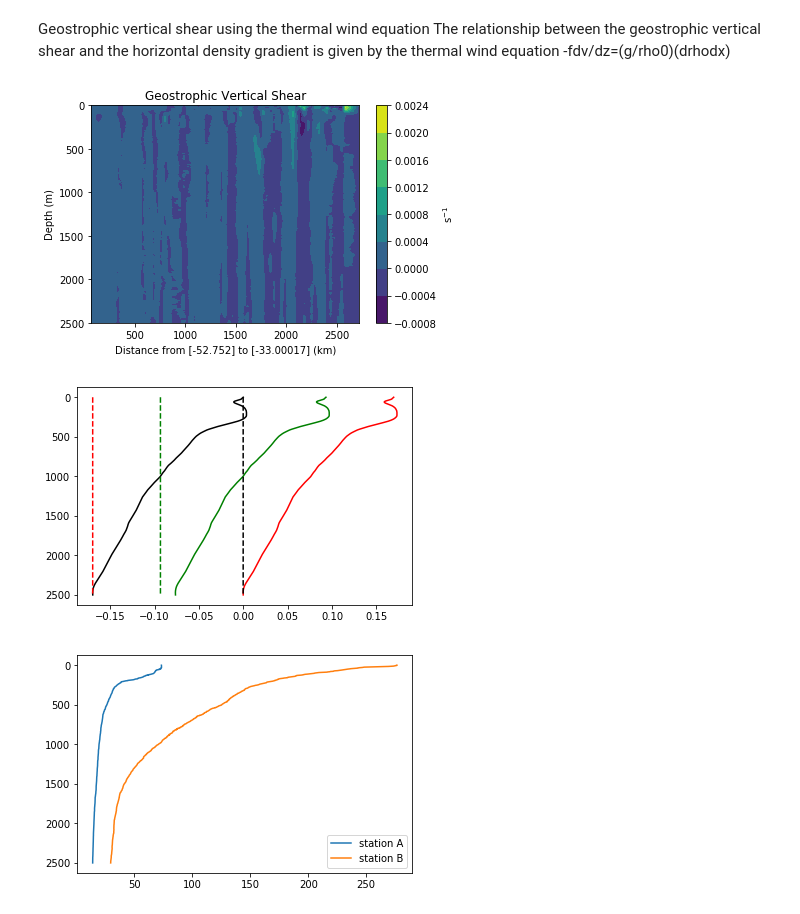
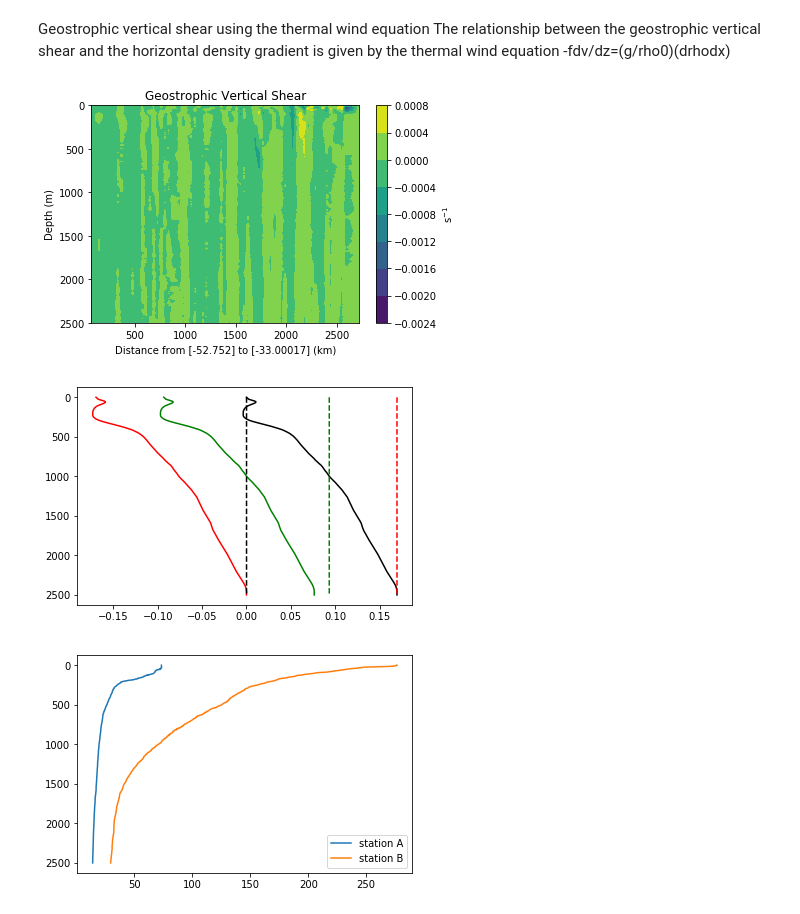
Before and after one commit to isgiddy/oc4920_code, a Jupyter notebook: Week1_Exercise1.ipynb, the cells around one changed output. Saved outputs shown, nothing was run; the diff lists cells and outputs as text; code cells hidden in the pictures.

```diff
--- a/Week1_Exercise1.ipynb
+++ b/Week1_Exercise1.ipynb
@@ -188,22 +188,22 @@ geostrophic vertical shear and the horizontal density gradient is given by the t
 # %%
 #compute coriolis acceleration
 def coriolis_acc(lat,omega=0.729*10**-4):
     return 2*omega*np.sin(lat/360.*2*np.pi)
 
 f=coriolis_acc(dat['lat'])
-g=-9.8 # define gravitaional acceleration
+g=9.8 # define gravitaional acceleration
 ref_dens=1000.
 geo_vert_shear=-((g/ref_dens)*(del_pot_dens0))/f[:-1]
 #plot
 cf=plt.contourf(xx/1000,yy,geo_vert_shear.T)
 plt.gca().invert_yaxis()
 plt.xlabel('Distance from {} to {} (km)'.format(dat['lat'][0],dat['lat'][-1]))
 plt.ylabel('Depth (m)')
 plt.title('Geostrophic Vertical Shear')
 cbar=plt.colorbar(cf)
 cbar.set_label('s$^{-1}$')
 # %% [output]
-[figure, old version]
+[figure, new version]
 # %%
 #### Compute geostrophic velocity with level of no motion at 1000m
 idx=abs(dat['pres_en_cours']-1000.).argmin()
@@ -228,7 +228,7 @@ plt.plot(nomotion_bot[:,30],dat['pres_en_cours'].T,linestyle='--',c='r')
 
 plt.gca().invert_yaxis()
 # %% [output]
-[figure, old version]
+[figure, new version]
 # %%
 # Compute specific volume anomaly
 alpha=gsw.specvol(abs_sal,tcons,dat['pres_en_cours'])
```
Also changed, not shown: parts of 2 cells of this notebook.
